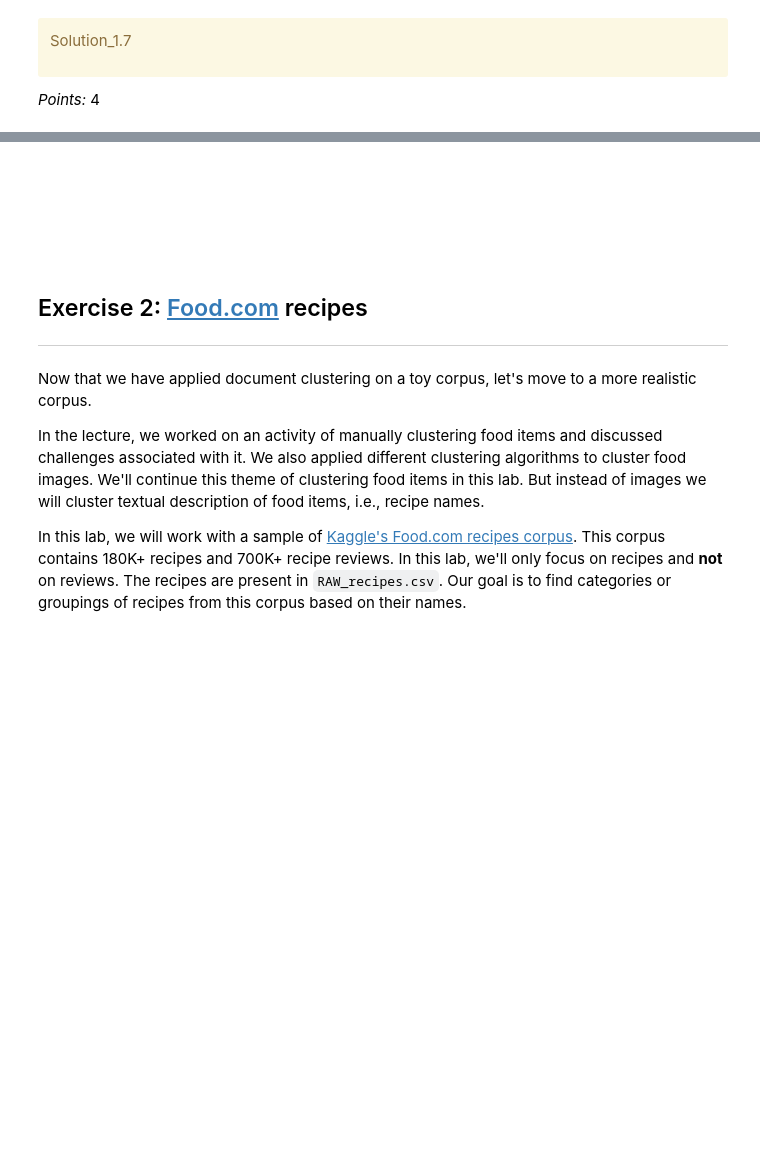
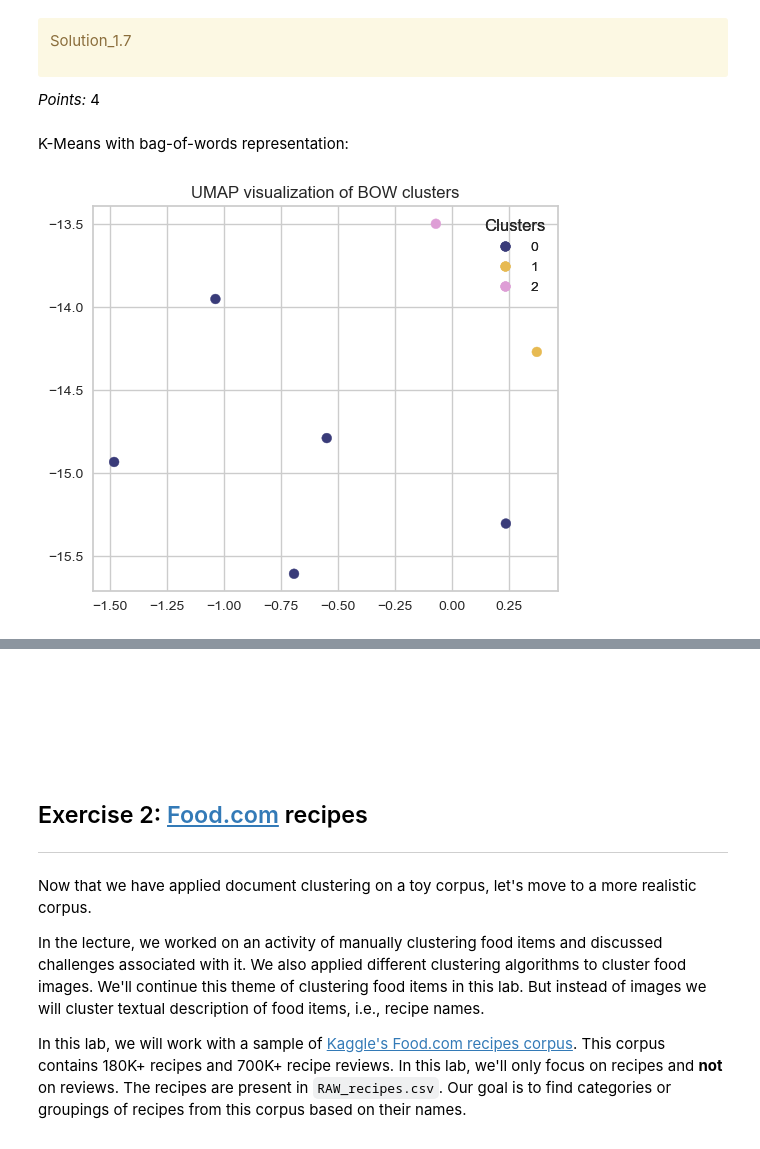
Before and after one commit to miketham24/cpsc330_hw6, a Jupyter notebook: hw6.ipynb, the cells around one changed output, grey strips where cells are left out. Drawn from its saved outputs; the diff is of its cells as text; code cells hidden in the pictures; blank space fills up the shorter version.

```diff
--- a/hw6.ipynb
+++ b/hw6.ipynb
@@ -582,3 +589,9 @@ Solution_1.7
 </div>
 
 _Points:_ 4
+# %% [markdown]
+K-Means with bag-of-words representation:
+# %%
+plot_umap_clusters(bow_df, wiki_df["bow_kmeans"], title="UMAP visualization of BOW clusters")
+# %% [output]
+[figure, added]
```
Also changed, not shown: parts of 19 cells of this notebook, 1 other file.
